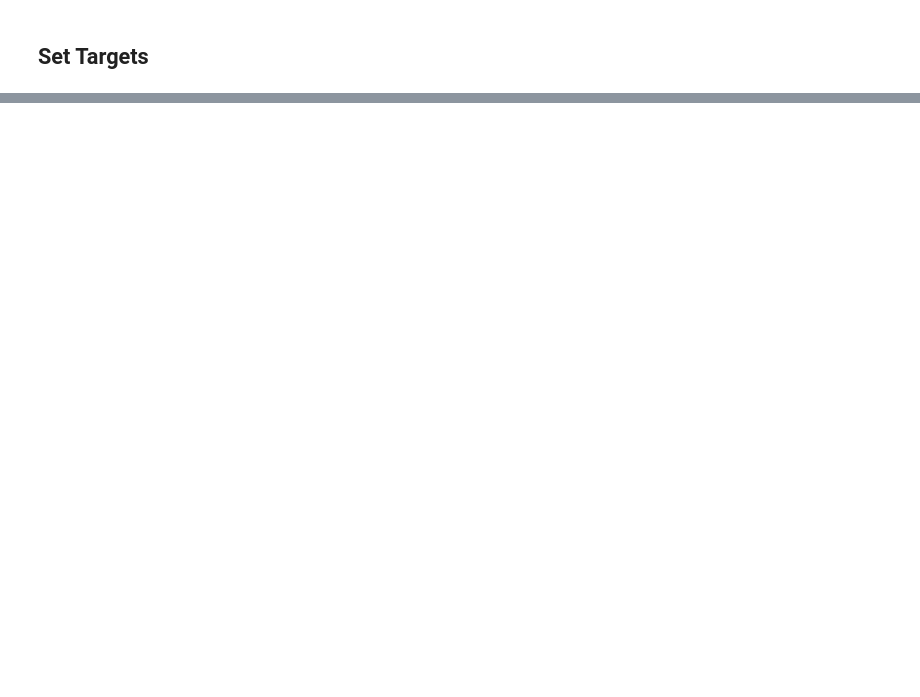
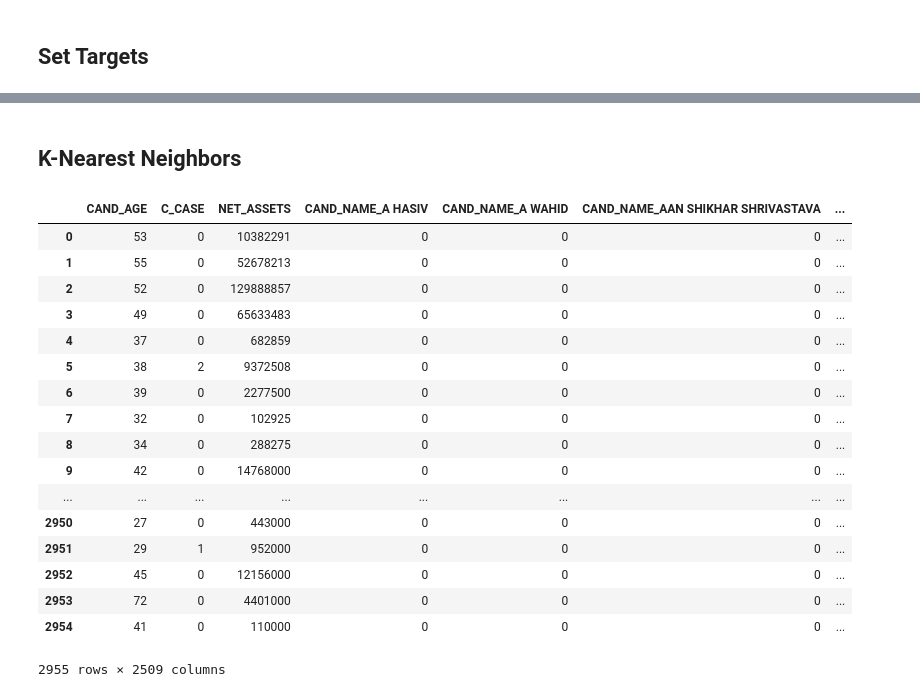
Before and after one commit to NehaAgarwal2598/election_parameters, a Jupyter notebook: election_analysis.ipynb, the cells around one changed output, grey strips where cells are left out. Drawn from its saved outputs; the diff is of its cells as text; code cells hidden in the pictures; blank space fills up the shorter version.

```diff
--- a/election_analysis.ipynb
+++ b/election_analysis.ipynb
@@ -82,0 +287,27 @@ la17_df
+# %% [markdown]
+## K-Nearest Neighbors
+# %%
+features_names = ['CAND_NAME', 'CAND_SEX', 'CAND_CATEGORY', 'CAND_AGE', 'C_CASE', 'EDU', 'NET_ASSETS']
+X = la17_df[features_names]
+y = la17_df['POSITION']
+X = pd.get_dummies(X)
+X
+# %% [output]
+|  | CAND_AGE | C_CASE | NET_ASSETS | CAND_NAME_A HASIV | CAND_NAME_A WAHID | CAND_NAME_AAN SHIKHAR SHRIVASTAVA | ... |
+| 0 | 53 | 0 | 10382291 | 0 | 0 | 0 | ... |
+| 1 | 55 | 0 | 52678213 | 0 | 0 | 0 | ... |
+| 2 | 52 | 0 | 129888857 | 0 | 0 | 0 | ... |
+| 3 | 49 | 0 | 65633483 | 0 | 0 | 0 | ... |
+| 4 | 37 | 0 | 682859 | 0 | 0 | 0 | ... |
+| 5 | 38 | 2 | 9372508 | 0 | 0 | 0 | ... |
+| 6 | 39 | 0 | 2277500 | 0 | 0 | 0 | ... |
+| 7 | 32 | 0 | 102925 | 0 | 0 | 0 | ... |
+| 8 | 34 | 0 | 288275 | 0 | 0 | 0 | ... |
+| 9 | 42 | 0 | 14768000 | 0 | 0 | 0 | ... |
+| ... | ... | ... | ... | ... | ... | ... | ... |
+| 2950 | 27 | 0 | 443000 | 0 | 0 | 0 | ... |
+| 2951 | 29 | 1 | 952000 | 0 | 0 | 0 | ... |
+| 2952 | 45 | 0 | 12156000 | 0 | 0 | 0 | ... |
+| 2953 | 72 | 0 | 4401000 | 0 | 0 | 0 | ... |
+| 2954 | 41 | 0 | 110000 | 0 | 0 | 0 | ... |
+2955 rows × 2509 columns
```
Also changed, not shown: parts of 21 cells of this notebook.
